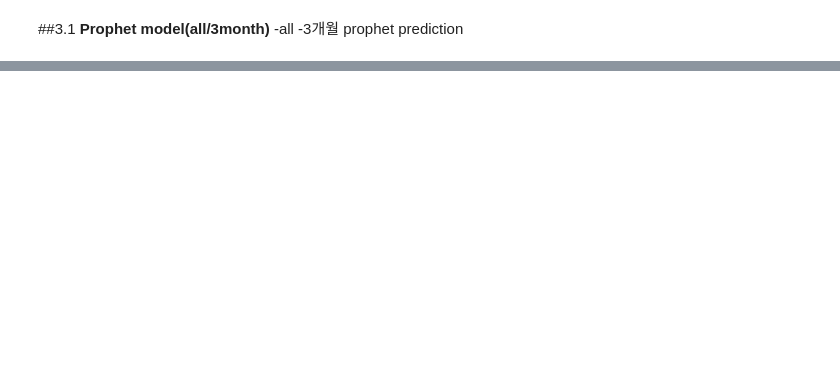
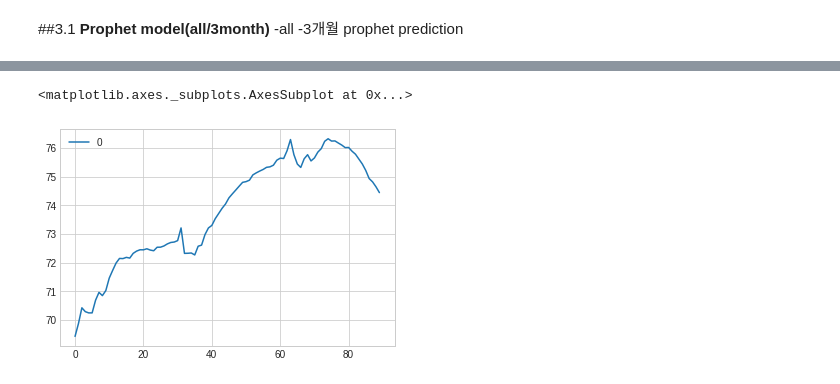
Before and after one commit to DoSungjin/black_coal_price, a Jupyter notebook: Prophet_변화율.ipynb, the cells around one changed output, grey strips where cells are left out. Cells and saved outputs as stored; diff of their text form; code cells hidden in the pictures; blank space fills up the shorter version.

```diff
--- a/Prophet_변화율.ipynb
+++ b/Prophet_변화율.ipynb
@@ -256,0 +275,12 @@ plt.show()
+# %%
+a = 69.2
+b = []
+for i in range(len(y_pred)):
+  a = a*(1+-1*(y_pred[i]/100))
+  b = np.append(b,a)
+# %%
+b = pd.DataFrame(b)
+b.plot()
+# %% [output]
+<matplotlib.axes._subplots.AxesSubplot at 0x...>
+[figure, added]
```
Also changed, not shown: parts of 88 cells of this notebook.
